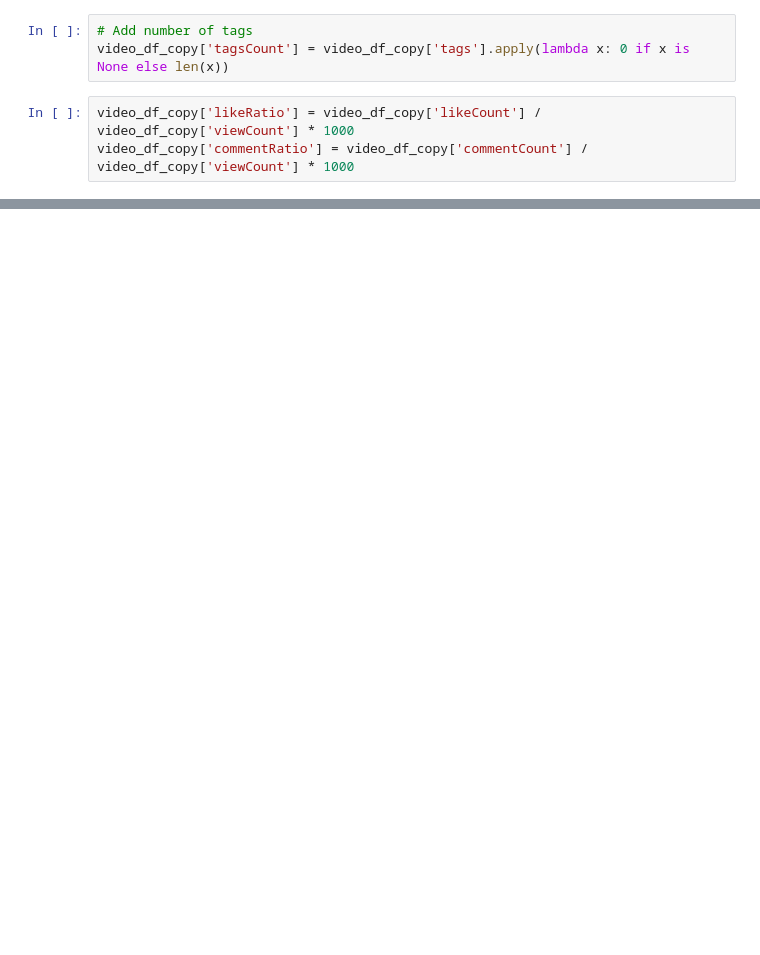
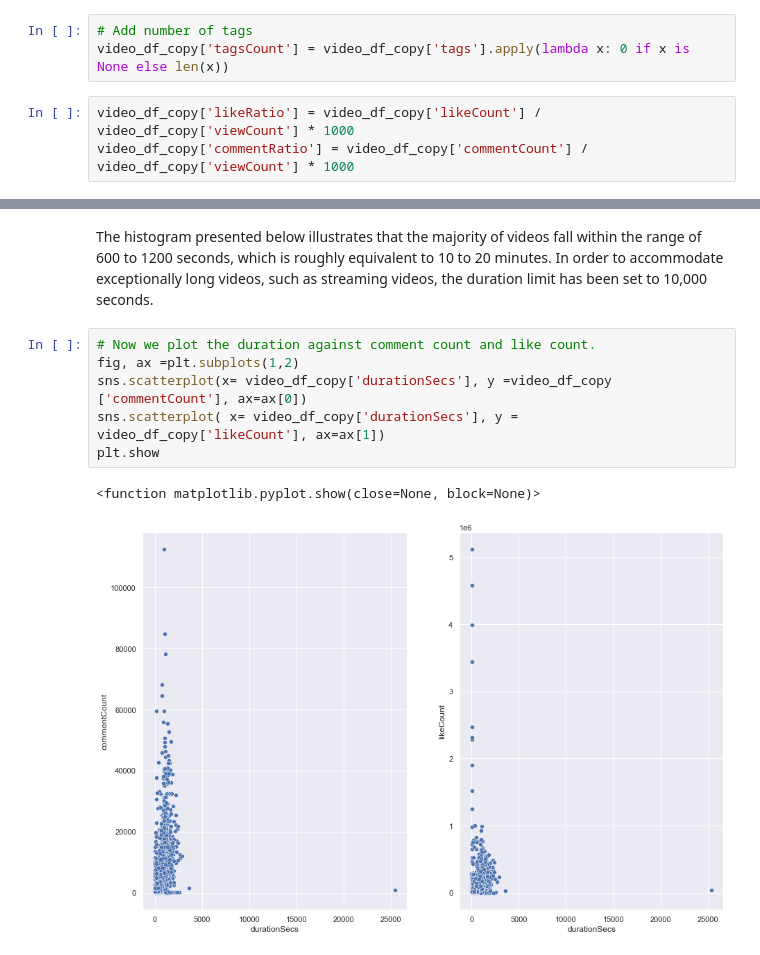
Before and after one commit to priyankagupta0/youtube-analysis, a Jupyter notebook: Untitled.ipynb, the cells around one changed output, grey strips where cells are left out. Drawn from its saved outputs; the diff is of its cells as text; blank space fills up the shorter version.

```diff
--- a/Untitled.ipynb
+++ b/Untitled.ipynb
@@ -283,0 +438,11 @@ video_df_copy['commentRatio'] = video_df_copy['commentCount'] / video_df_copy['v
+# %% [markdown]
+The histogram presented below illustrates that the majority of videos fall within the range of 600 to 1200 seconds, which is roughly equivalent to 10 to 20 minutes. In order to accommodate exceptionally long videos, such as streaming videos, the duration limit has been set to 10,000 seconds.
+# %%
+# Now we plot the duration against comment count and like count.
+fig, ax =plt.subplots(1,2)
+sns.scatterplot(x= video_df_copy['durationSecs'], y =video_df_copy ['commentCount'], ax=ax[0])
+sns.scatterplot( x= video_df_copy['durationSecs'], y = video_df_copy['likeCount'], ax=ax[1])
+plt.show
+# %% [output]
+<function matplotlib.pyplot.show(close=None, block=None)>
+[figure, added]
```
Also changed, not shown: parts of 47 cells of this notebook.
